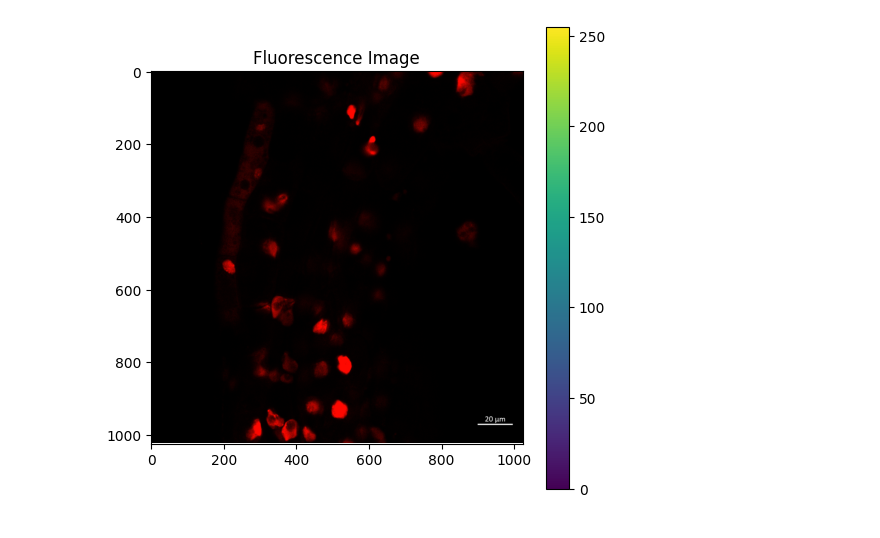
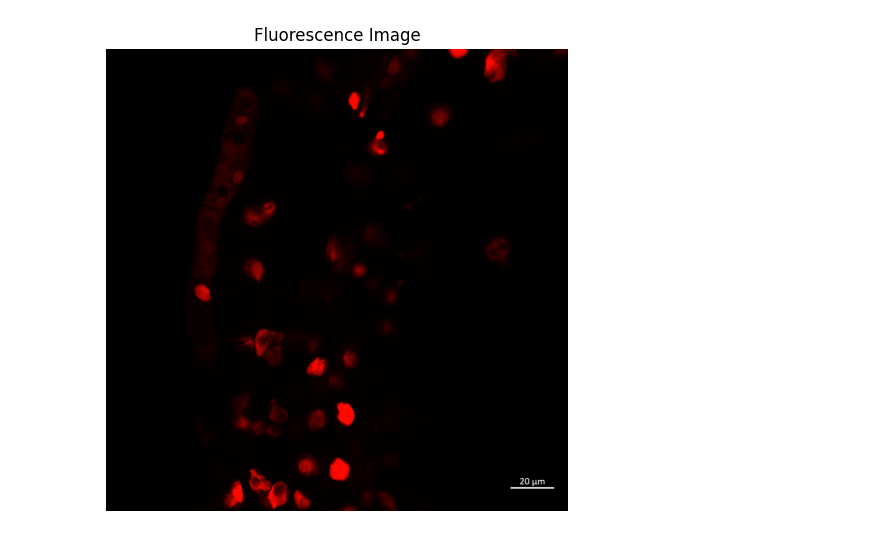
Before and after one commit to JHYUIHGY/Otegui_lab, a Jupyter notebook: manual_load.ipynb, the cells around one changed output. Saved outputs shown, nothing was run; the diff lists cells and outputs as text; code cells hidden in the pictures.

```diff
--- a/manual_load.ipynb
+++ b/manual_load.ipynb
@@ -1,15 +1,15 @@
 # %%
 import tifffile
 import matplotlib.pyplot as plt
 
 
 image_path = "/Users/hydrablaster/Desktop/Otegui_lab/confocal_images/20X-mchH2Bxistl345-2-seedling1-transzone_overview/20X-mchH2Bxistl345-2-seedling1-transzone_overview_z01c2.tif"
 image = tifffile.imread(image_path)
 
 plt.figure(figsize=(6,6))
 plt.imshow(image)
 plt.title("Fluorescence Image")
-plt.colorbar()
+plt.axis("off")
 plt.show()
 # %% [output]
-[figure, old version]
+[figure, new version]
```
